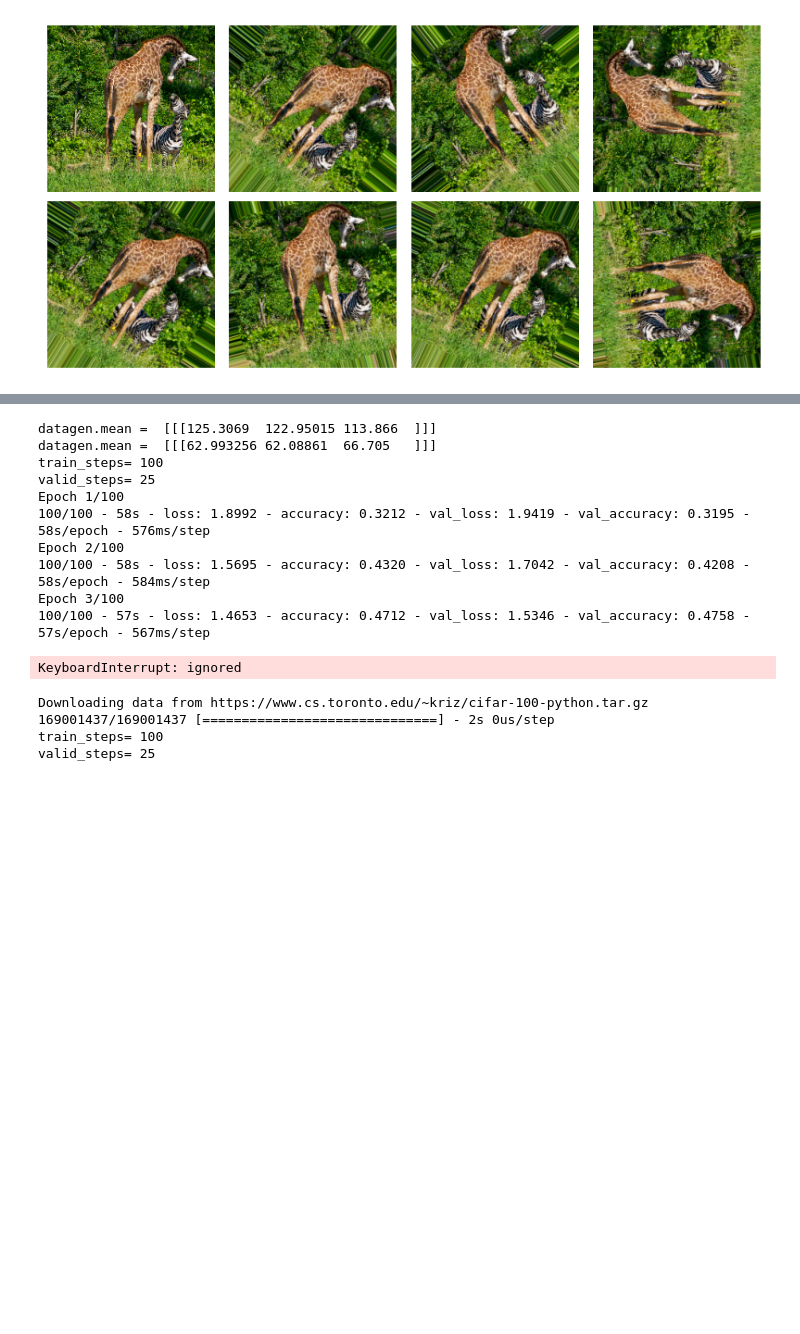
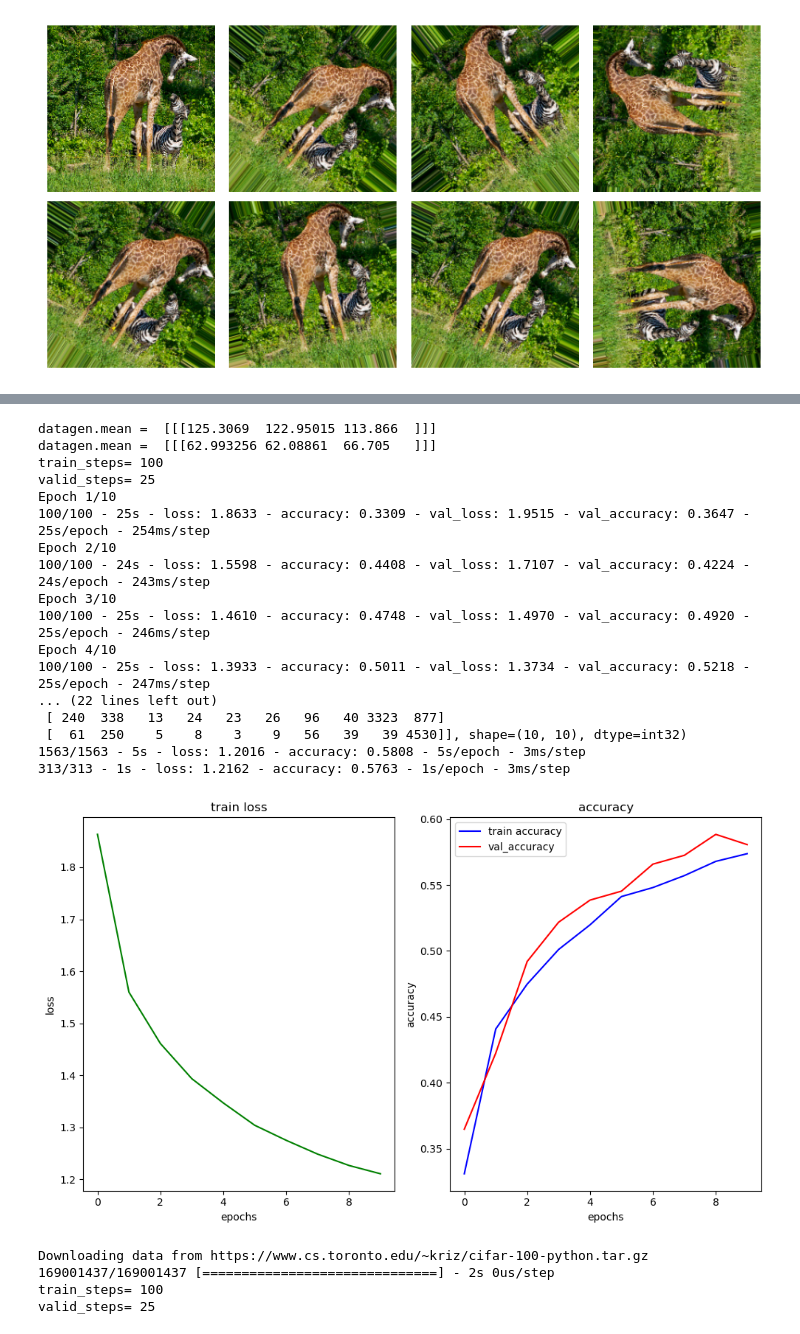
Before and after one commit to danmiee/PNT_Tensorflow, a Jupyter notebook: tensorflow_kame/Chapter12.ipynb, the cells around one changed output, grey strips where cells are left out. Saved outputs shown, nothing was run; the diff lists cells and outputs as text; code cells hidden in the pictures; blank space fills up the shorter version.

```diff
--- a/tensorflow_kame/Chapter12.ipynb
+++ b/tensorflow_kame/Chapter12.ipynb
@@ -382,7 +389,7 @@ print("valid_steps=", valid_steps)
 #5: train the model using generator
 ret = model.fit(train_generator, epochs=100,
                 validation_data=valid_generator,
-                steps_per_epoch= train_steps,
+                steps_per_epoch= 10, # train_steps
                 validation_steps=valid_steps,
                 verbose=2)
 
@@ -394,40 +401,50 @@ datagen.standardize(x_test)  # mean=0, std=1
 #6-2: calculate confusion_matrix(C)
 y_pred = model.predict(x_train)
 y_label = np.argmax(y_pred, axis = 1)
 C = tf.math.confusion_matrix(np.argmax(y_train, axis = 1), y_label)
 print("confusion_matrix(C):", C)
 
 #6-3: evaluate
 train_loss, train_acc = model.evaluate(x_train, y_train, verbose=2)
 test_loss, test_acc = model.evaluate(x_test,    y_test, verbose=2)
+## steps_per_epoch = 1
+## 1563/1563 - 5s - loss: 1.2016 - accuracy: 0.5808 - 5s/epoch - 3ms/step
+## 313/313 - 1s - loss: 1.2162 - accuracy: 0.5763 - 1s/epoch - 3ms/step
 
 #7: plot accuracy and loss
 fig, ax = plt.subplots(1, 2, figsize=(10, 6))
 ax[0].plot(ret.history['loss'],  "g-")
 ax[0].set_title("train loss")
 ax[0].set_xlabel('epochs')
 ax[0].set_ylabel('loss')
 
 ax[1].plot(ret.history['accuracy'],     "b-", label="train accuracy")
 ax[1].plot(ret.history['val_accuracy'], "r-", label="val_accuracy")
 ax[1].set_title("accuracy")
 ax[1].set_xlabel('epochs')
 ax[1].set_ylabel('accuracy')
 plt.legend(loc="best")
 fig.tight_layout()
 plt.show()
 # %% [output]
 datagen.mean =  [[[125.3069  122.95015 113.866  ]]]
 datagen.mean =  [[[62.993256 62.08861  66.705   ]]]
 train_steps= 100
 valid_steps= 25
-Epoch 1/100
-100/100 - 58s - loss: 1.8992 - accuracy: 0.3212 - val_loss: 1.9419 - val_accuracy: 0.3195 - 58s/epoch - 576ms/step
-Epoch 2/100
-100/100 - 58s - loss: 1.5695 - accuracy: 0.4320 - val_loss: 1.7042 - val_accuracy: 0.4208 - 58s/epoch - 584ms/step
-Epoch 3/100
-100/100 - 57s - loss: 1.4653 - accuracy: 0.4712 - val_loss: 1.5346 - val_accuracy: 0.4758 - 57s/epoch - 567ms/step
+Epoch 1/10
+100/100 - 25s - loss: 1.8633 - accuracy: 0.3309 - val_loss: 1.9515 - val_accuracy: 0.3647 - 25s/epoch - 254ms/step
+Epoch 2/10
+100/100 - 24s - loss: 1.5598 - accuracy: 0.4408 - val_loss: 1.7107 - val_accuracy: 0.4224 - 24s/epoch - 243ms/step
+Epoch 3/10
+100/100 - 25s - loss: 1.4610 - accuracy: 0.4748 - val_loss: 1.4970 - val_accuracy: 0.4920 - 25s/epoch - 246ms/step
+Epoch 4/10
+100/100 - 25s - loss: 1.3933 - accuracy: 0.5011 - val_loss: 1.3734 - val_accuracy: 0.5218 - 25s/epoch - 247ms/step
+... (22 lines left out)
+ [ 240  338   13   24   23   26   96   40 3323  877]
+ [  61  250    5    8    3    9   56   39   39 4530]], shape=(10, 10), dtype=int32)
+1563/1563 - 5s - loss: 1.2016 - accuracy: 0.5808 - 5s/epoch - 3ms/step
+313/313 - 1s - loss: 1.2162 - accuracy: 0.5763 - 1s/epoch - 3ms/step
-KeyboardInterrupt: ignored
+[figure, added]
 # %%
 #49_04
 import tensorflow as tf
```
Also changed, not shown: parts of 5 cells of this notebook.
